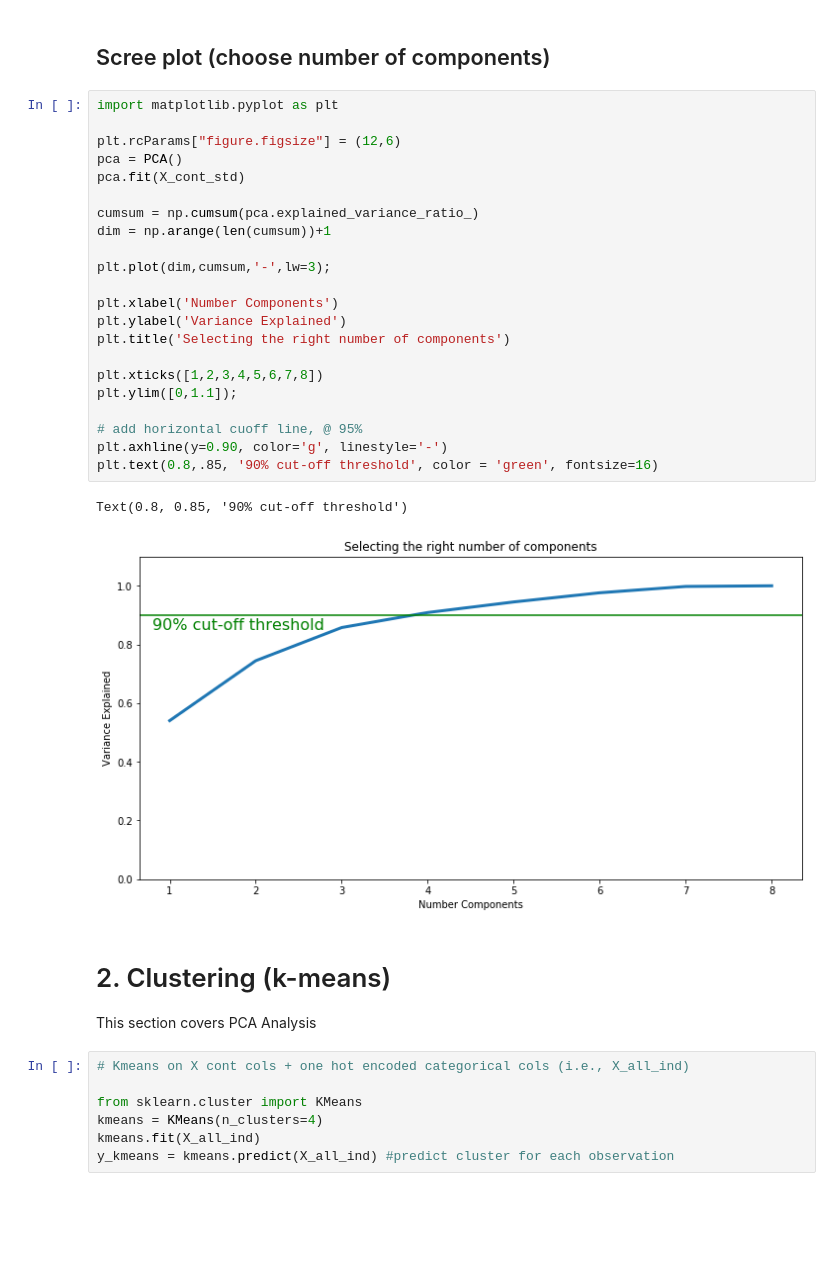
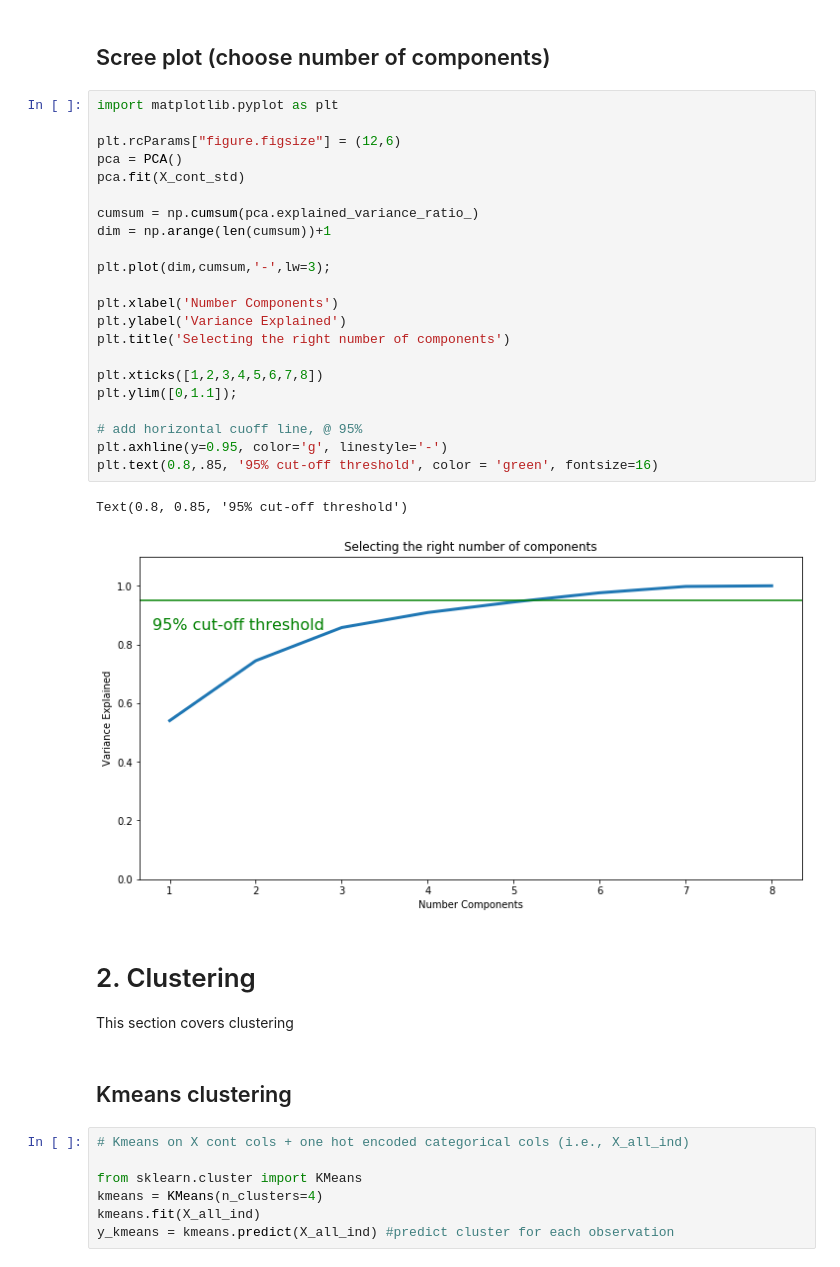
Before and after one commit to rabujamra/WGU_Code, a Jupyter notebook: DMII-Unsupervised/DMII_Medical.ipynb, the cells around one changed output. Saved outputs shown, nothing was run; the diff lists cells and outputs as text; blank space fills up the shorter version.

```diff
--- a/DMII-Unsupervised/DMII_Medical.ipynb
+++ b/DMII-Unsupervised/DMII_Medical.ipynb
@@ -200,32 +200,34 @@ PC8: 0.0022609254226168157
 # %%
 import matplotlib.pyplot as plt
 
 plt.rcParams["figure.figsize"] = (12,6)
 pca = PCA()
 pca.fit(X_cont_std)
 
 cumsum = np.cumsum(pca.explained_variance_ratio_)
 dim = np.arange(len(cumsum))+1
 
 plt.plot(dim,cumsum,'-',lw=3);
 
 plt.xlabel('Number Components')
 plt.ylabel('Variance Explained')
 plt.title('Selecting the right number of components')
 
 plt.xticks([1,2,3,4,5,6,7,8])
 plt.ylim([0,1.1]);
 
 # add horizontal cuoff line, @ 95%
-plt.axhline(y=0.90, color='g', linestyle='-')
-plt.text(0.8,.85, '90% cut-off threshold', color = 'green', fontsize=16)
+plt.axhline(y=0.95, color='g', linestyle='-')
+plt.text(0.8,.85, '95% cut-off threshold', color = 'green', fontsize=16)
 # %% [output]
-Text(0.8, 0.85, '90% cut-off threshold')
+Text(0.8, 0.85, '95% cut-off threshold')
-[figure, old version]
+[figure, new version]
 # %% [markdown]
-# 2. Clustering (k-means)
+# 2. Clustering
 
-This section covers PCA Analysis
+This section covers clustering
+# %% [markdown]
+## Kmeans clustering
 # %%
 # Kmeans on X cont cols + one hot encoded categorical cols (i.e., X_all_ind)
 
```
Also changed, not shown: parts of 11 cells of this notebook, 1 other file.
